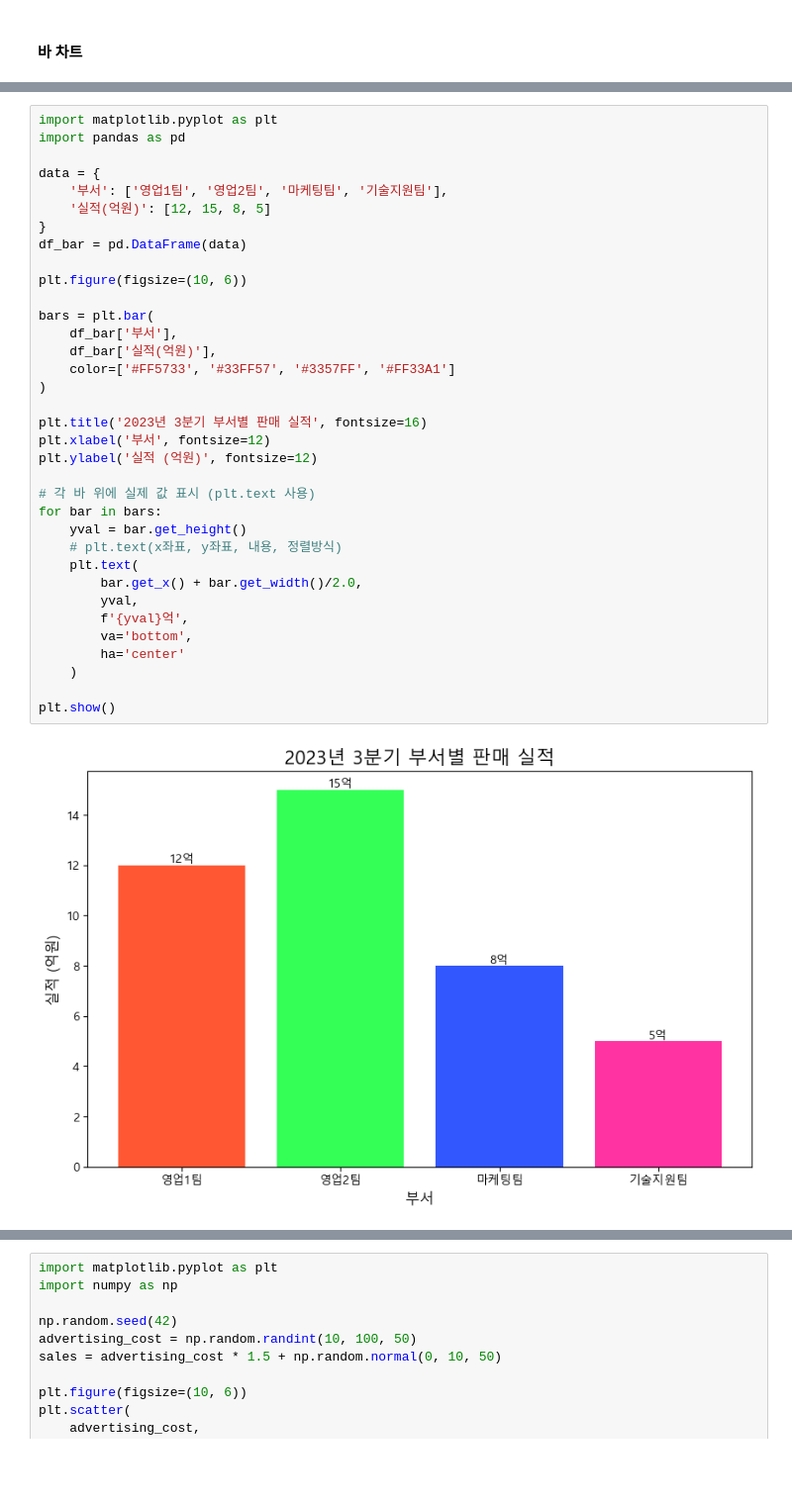
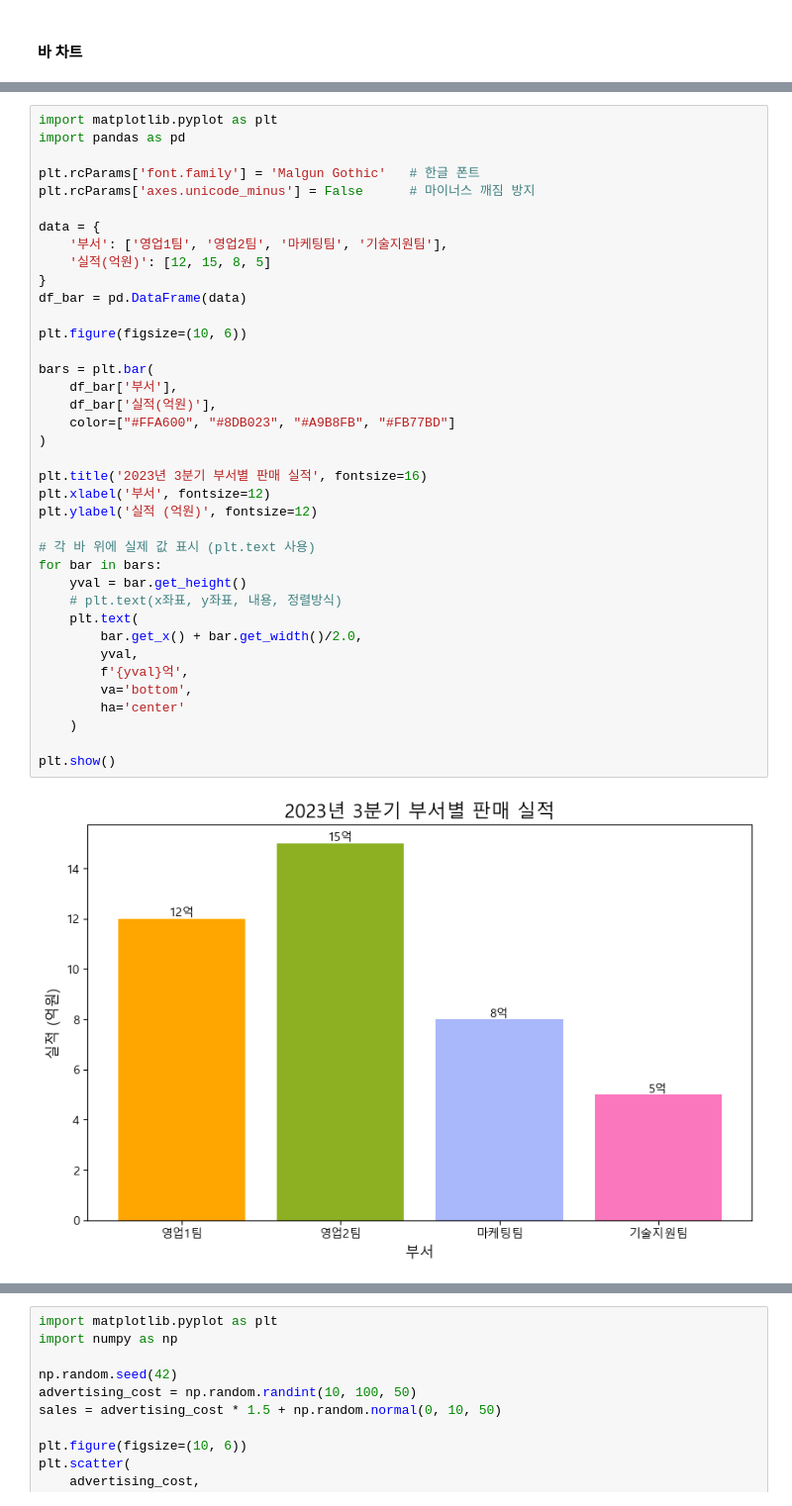
Before and after one commit to jimena1lee/PythonProject202601, a Jupyter notebook: 20260108.ipynb, the cells around one changed output, grey strips where cells are left out. Shown at 99% size. Cells and saved outputs as stored; diff of their text form; blank space fills up the shorter version.

```diff
--- a/20260108.ipynb
+++ b/20260108.ipynb
@@ -560,38 +548,41 @@ TypeError: bar() missing 2 required positional arguments: 'x' and 'height'
 # %%
 import matplotlib.pyplot as plt
 import pandas as pd
+
+plt.rcParams['font.family'] = 'Malgun Gothic'   # 한글 폰트
+plt.rcParams['axes.unicode_minus'] = False      # 마이너스 깨짐 방지
 
 data = {
     '부서': ['영업1팀', '영업2팀', '마케팅팀', '기술지원팀'],
     '실적(억원)': [12, 15, 8, 5]
 }
 df_bar = pd.DataFrame(data)
 
 plt.figure(figsize=(10, 6))
 
 bars = plt.bar(
     df_bar['부서'],
     df_bar['실적(억원)'],
-    color=['#FF5733', '#33FF57', '#3357FF', '#FF33A1']
+    color=["#FFA600", "#8DB023", "#A9B8FB", "#FB77BD"]
 )
 
 plt.title('2023년 3분기 부서별 판매 실적', fontsize=16)
 plt.xlabel('부서', fontsize=12)
 plt.ylabel('실적 (억원)', fontsize=12)
 
 # 각 바 위에 실제 값 표시 (plt.text 사용)
 for bar in bars:
     yval = bar.get_height()
     # plt.text(x좌표, y좌표, 내용, 정렬방식)
     plt.text(
         bar.get_x() + bar.get_width()/2.0,
         yval,
         f'{yval}억',
         va='bottom',
         ha='center'
     )
 
 plt.show()
 # %% [output]
-[figure, old version]
+[figure, new version]
 # %% [markdown]
```
Also changed, not shown: parts of 27 cells of this notebook, 3 other files.
